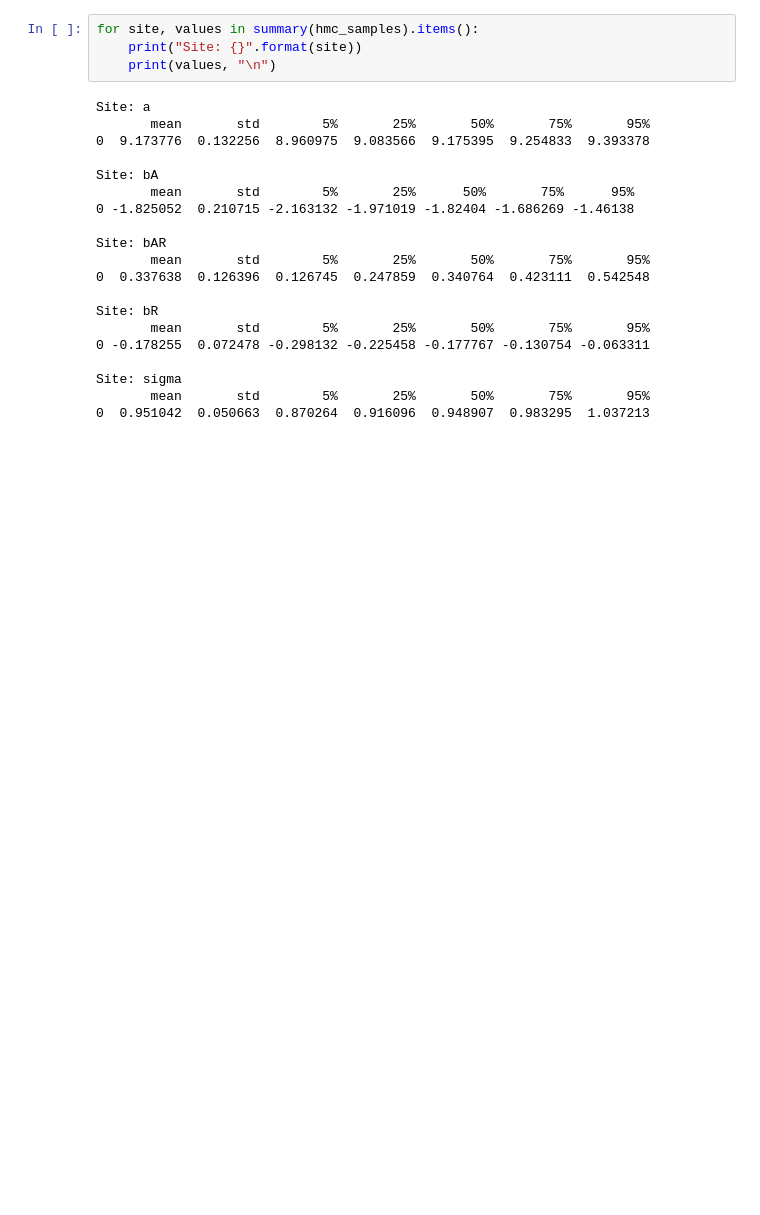
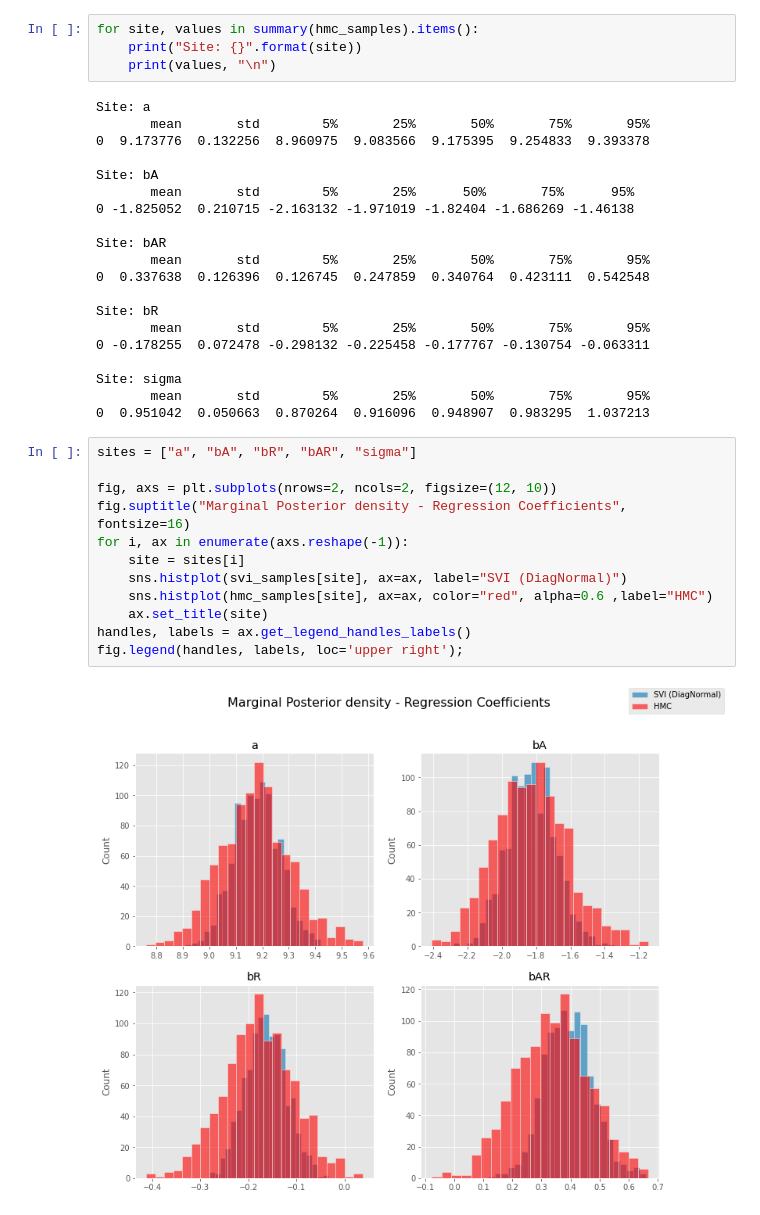
Before and after one commit to drclab/GP_VAE, a Jupyter notebook: drclab/Pyro/svi_2.ipynb, the cells around one changed output. Cells and saved outputs as stored; diff of their text form; blank space fills up the shorter version.

```diff
--- a/drclab/Pyro/svi_2.ipynb
+++ b/drclab/Pyro/svi_2.ipynb
@@ -490,3 +492,17 @@ Site: bR
 Site: sigma
        mean       std        5%       25%       50%       75%       95%
 0  0.951042  0.050663  0.870264  0.916096  0.948907  0.983295  1.037213
+# %%
+sites = ["a", "bA", "bR", "bAR", "sigma"]
+
+fig, axs = plt.subplots(nrows=2, ncols=2, figsize=(12, 10))
+fig.suptitle("Marginal Posterior density - Regression Coefficients", fontsize=16)
+for i, ax in enumerate(axs.reshape(-1)):
+    site = sites[i]
+    sns.histplot(svi_samples[site], ax=ax, label="SVI (DiagNormal)")
+    sns.histplot(hmc_samples[site], ax=ax, color="red", alpha=0.6 ,label="HMC")
+    ax.set_title(site)
+handles, labels = ax.get_legend_handles_labels()
+fig.legend(handles, labels, loc='upper right');
+# %% [output]
+[figure, added]
```
Also changed, not shown: parts of 3 cells of this notebook.
